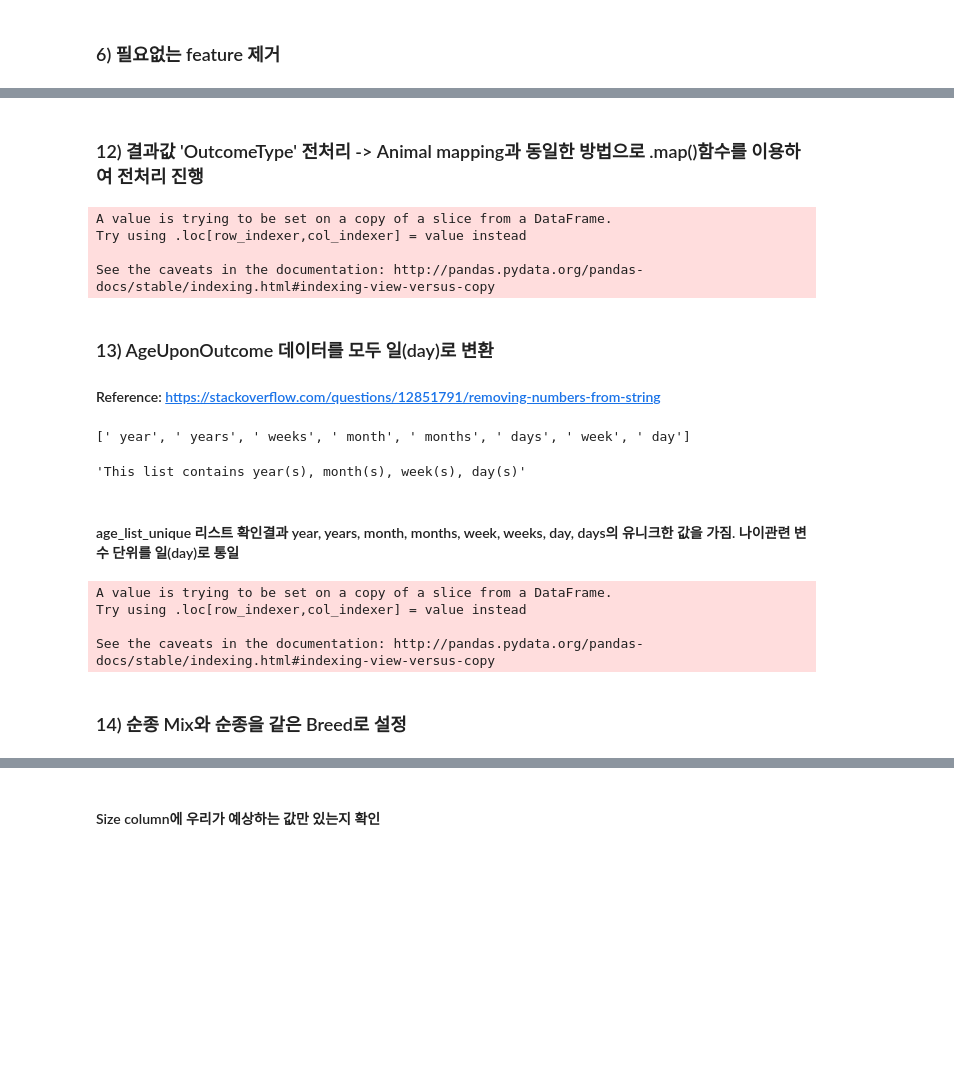
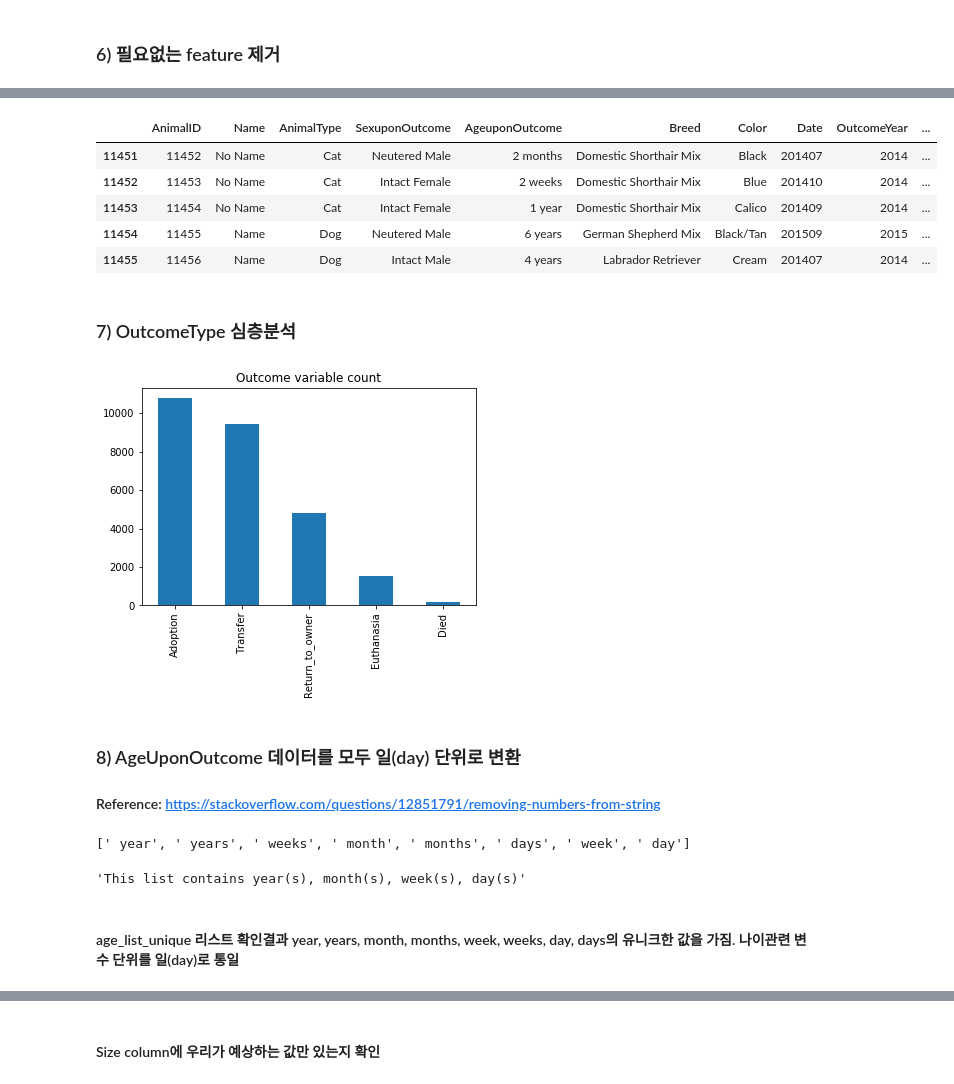
Before and after one commit to frozendrpepper/ML_Project, a Jupyter notebook: Project_temp.ipynb, the cells around one changed output, grey strips where cells are left out. Cells and saved outputs as stored; diff of their text form; code cells hidden in the pictures; blank space fills up the shorter version.

```diff
--- a/Project_temp.ipynb
+++ b/Project_temp.ipynb
@@ -618,31 +374,13 @@ See the caveats in the documentation: http://pandas.pydata.org/pandas-docs/stabl
-# %% [markdown]
-### 12) 결과값 'OutcomeType' 전처리 -> Animal mapping과 동일한 방법으로 .map()함수를 이용하여 전처리 진행
-# %%
-outcome_mapping = {'Return_to_owner':1, 'Euthanasia':2, 'Adoption':3, 'Transfer':4, 'Died':5}
-data_train['OutcomeType'] = data_train['OutcomeType'].map(outcome_mapping)
-# %% [output]
-A value is trying to be set on a copy of a slice from a DataFrame.
-Try using .loc[row_indexer,col_indexer] = value instead
-
-See the caveats in the documentation: http://pandas.pydata.org/pandas-docs/stable/indexing.html#indexing-view-versus-copy
-# %% [markdown]
-### 13) AgeUponOutcome 데이터를 모두 일(day)로 변환
-
-#### Reference: https://stackoverflow.com/questions/12851791/removing-numbers-from-string
-# %%
-'''This section of the code is used to check the unique string values that are present in the AgeuponOutcome column'''
-age_list_compile = []
-age_outcome_list = list(data_train['AgeuponOutcome'])
-for item in age_outcome_list:
-    if type(item) != str:
-        '''This condition is to account for NaN values'''
-        continue
-    result = ''.join(i for i in item if not i.isdigit())
-    age_list_compile.append(result)
-'''We can check unique string values in the column'''
-age_list_unique = list(pd.Series(age_list_compile).unique())
-print(age_list_unique)
-'''This list contains year(s), month(s), week(s), day(s)'''
-# %% [output]
-[' year', ' years', ' weeks', ' month', ' months', ' days', ' week', ' day']
-'This list contains year(s), month(s), week(s), day(s)'
+# %%
+data_combined.drop('DateTime', axis = 1, inplace = True)
+# %%
+data_combined.tail()
+# %% [output]
+|  | AnimalID | Name | AnimalType | SexuponOutcome | AgeuponOutcome | Breed | Color | Date | OutcomeYear | ... |
+| 11451 | 11452 | No Name | Cat | Neutered Male | 2 months | Domestic Shorthair Mix | Black | 201407 | 2014 | ... |
+| 11452 | 11453 | No Name | Cat | Intact Female | 2 weeks | Domestic Shorthair Mix | Blue | 201410 | 2014 | ... |
+| 11453 | 11454 | No Name | Cat | Intact Female | 1 year | Domestic Shorthair Mix | Calico | 201409 | 2014 | ... |
+| 11454 | 11455 | Name | Dog | Neutered Male | 6 years | German Shepherd Mix | Black/Tan | 201509 | 2015 | ... |
+| 11455 | 11456 | Name | Dog | Intact Male | 4 years | Labrador Retriever | Cream | 201407 | 2014 | ... |
+# %% [markdown]
+### 7) OutcomeType 심층분석
@@ -649,3 +393,28 @@ print(age_list_unique)
+# %%
+count_outcome(dfY)
+# %% [output]
+[figure, added]
+# %% [markdown]
+### 8) AgeUponOutcome 데이터를 모두 일(day) 단위로 변환
+
+#### Reference: https://stackoverflow.com/questions/12851791/removing-numbers-from-string
+# %%
+'''This section of the code is used to check the unique string values that are present in the AgeuponOutcome column'''
+age_list_compile = []
+age_outcome_list = list(data_combined['AgeuponOutcome'])
+for item in age_outcome_list:
+    if type(item) != str:
+        '''This condition is to account for NaN values'''
+        continue
+    result = ''.join(i for i in item if not i.isdigit())
+    age_list_compile.append(result)
+'''We can check unique string values in the column'''
+age_list_unique = list(pd.Series(age_list_compile).unique())
+print(age_list_unique)
+'''This list contains year(s), month(s), week(s), day(s)'''
+# %% [output]
+[' year', ' years', ' weeks', ' month', ' months', ' days', ' week', ' day']
+'This list contains year(s), month(s), week(s), day(s)'
 # %% [markdown]
 #### age_list_unique 리스트 확인결과 year, years, month, months, week, weeks, day, days의 유니크한 값을 가짐. 나이관련 변수 단위를 일(day)로 통일
 # %%
@@ -669,12 +438,5 @@ def convert_Age(data_train):
                 age_day_compile.append(numeric)
     return age_day_compile
 # %%
-age_day_compile = convert_Age(data_train)
-data_train['AgeuponOutcome'] = age_day_compile
+age_day_compile = convert_Age(data_combined)
+data_combined['AgeuponOutcome'] = age_day_compile
-# %% [output]
-A value is trying to be set on a copy of a slice from a DataFrame.
-Try using .loc[row_indexer,col_indexer] = value instead
-
-See the caveats in the documentation: http://pandas.pydata.org/pandas-docs/stable/indexing.html#indexing-view-versus-copy
-# %% [markdown]
-### 14) 순종 Mix와 순종을 같은 Breed로 설정
```
Also changed, not shown: parts of 218 cells of this notebook, 2 other files.
